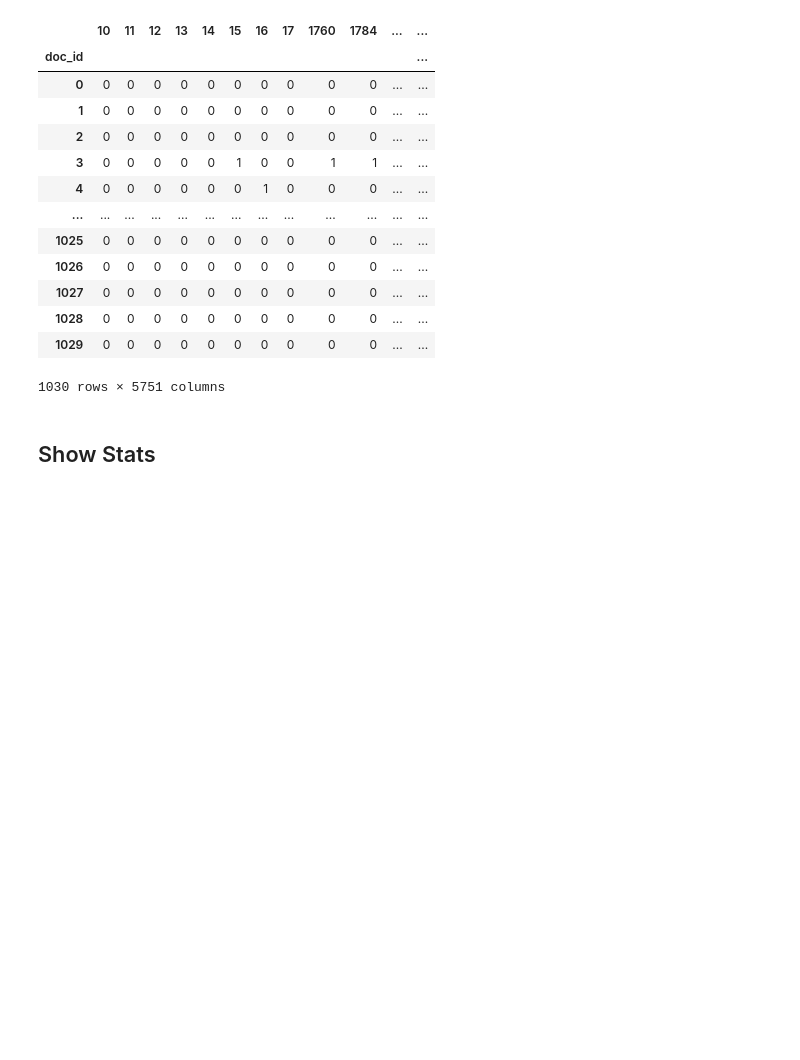
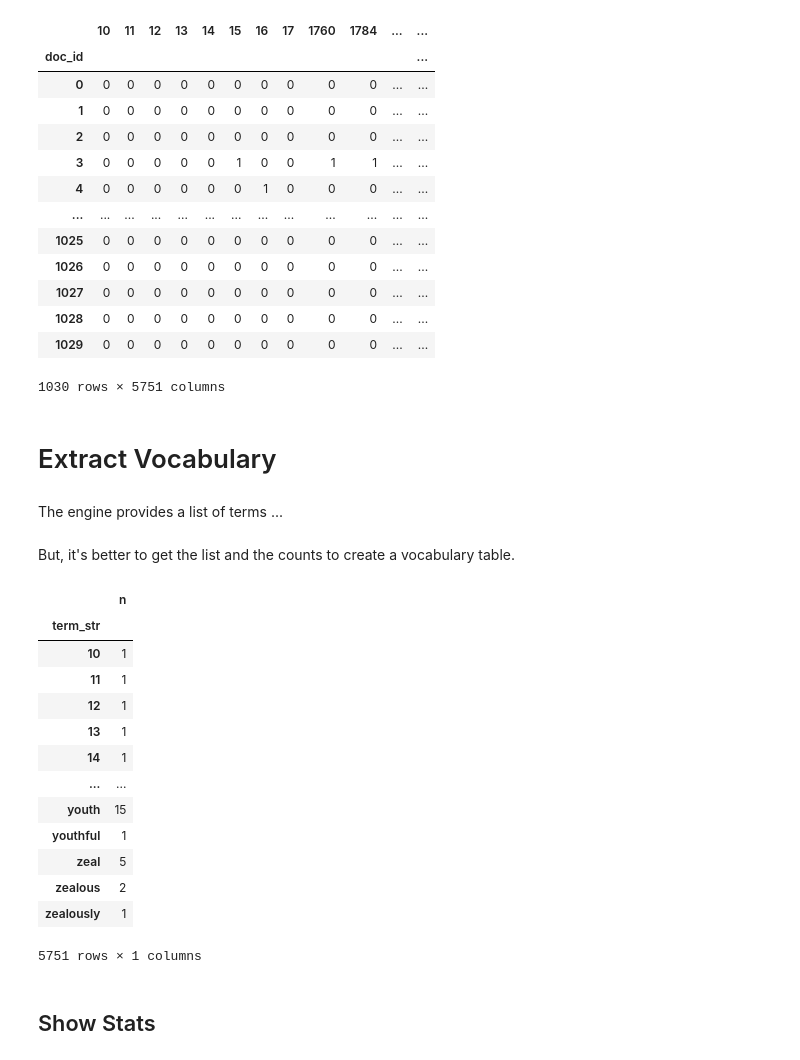
Before and after one commit to ontoligent/DS5001-2023-01-R, a Jupyter notebook: lessons/M02_TextModels/M02_02_TokenizingWithSciKitLearn.ipynb, the cells around one changed output. Saved outputs shown, nothing was run; the diff lists cells and outputs as text; code cells hidden in the pictures; blank space fills up the shorter version.

```diff
--- a/lessons/M02_TextModels/M02_02_TokenizingWithSciKitLearn.ipynb
+++ b/lessons/M02_TextModels/M02_02_TokenizingWithSciKitLearn.ipynb
@@ -149,3 +140,7 @@ X
 | 1028 | 0 | 0 | 0 | 0 | 0 | 0 | 0 | 0 | 0 | 0 | ... | ... |
 | 1029 | 0 | 0 | 0 | 0 | 0 | 0 | 0 | 0 | 0 | 0 | ... | ... |
 1030 rows × 5751 columns
+# %% [markdown]
+# Extract Vocabulary
+# %% [markdown]
+The engine provides a list of terms ...
@@ -151,0 +149,2 @@ X
+# %% [markdown]
+But, it's better to get the list and the counts to create a vocabulary table.
@@ -152,3 +154,20 @@ X
+# %%
+V
+# %% [output]
+|  | n |
+| term_str |  |
+| 10 | 1 |
+| 11 | 1 |
+| 12 | 1 |
+| 13 | 1 |
+| 14 | 1 |
+| ... | ... |
+| youth | 15 |
+| youthful | 1 |
+| zeal | 5 |
+| zealous | 2 |
+| zealously | 1 |
+5751 rows × 1 columns
 # %% [markdown]
 ## Show Stats
 # %%
```
Also changed, not shown: parts of 31 cells of this notebook, 1 other file.
